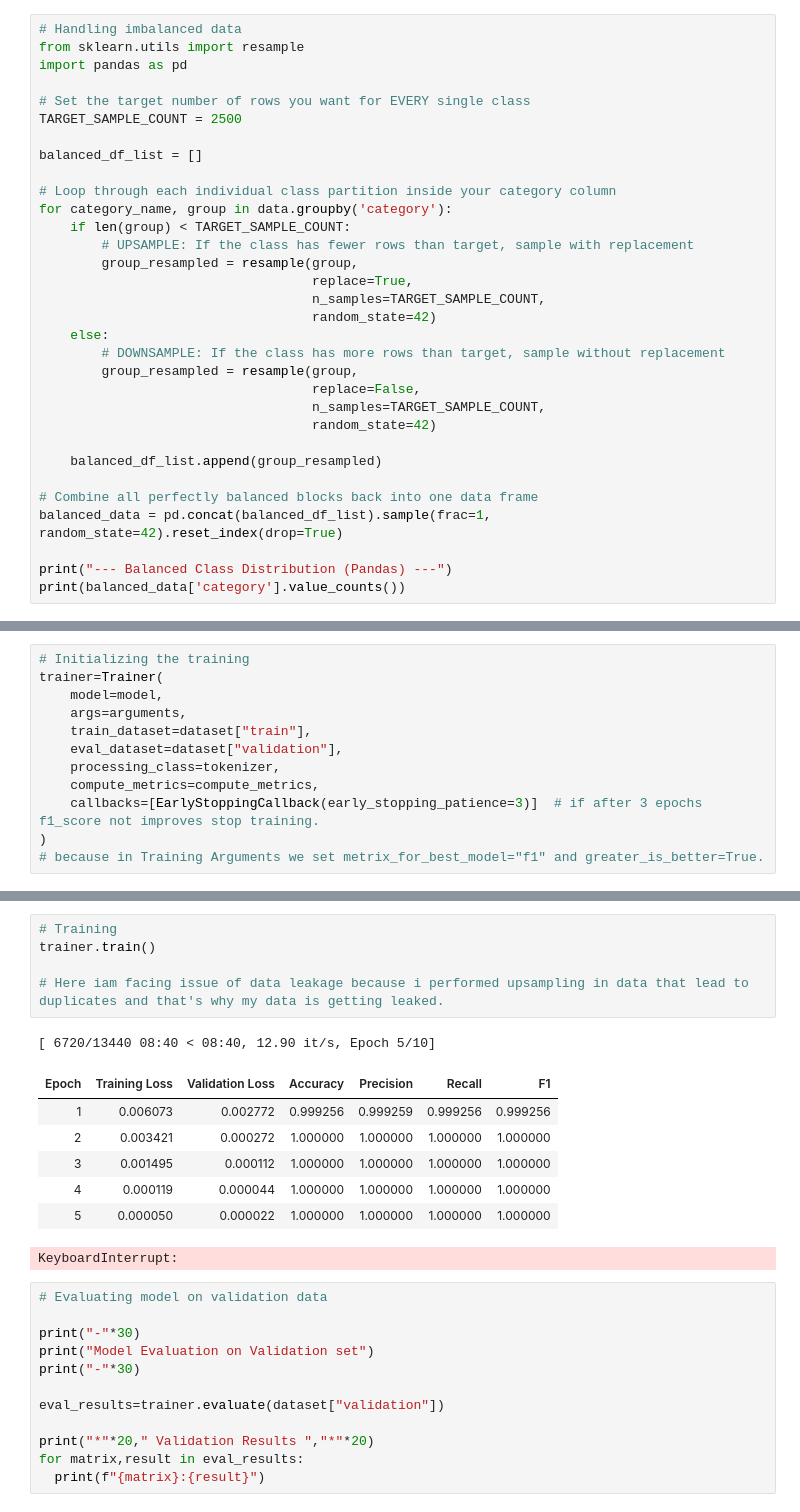
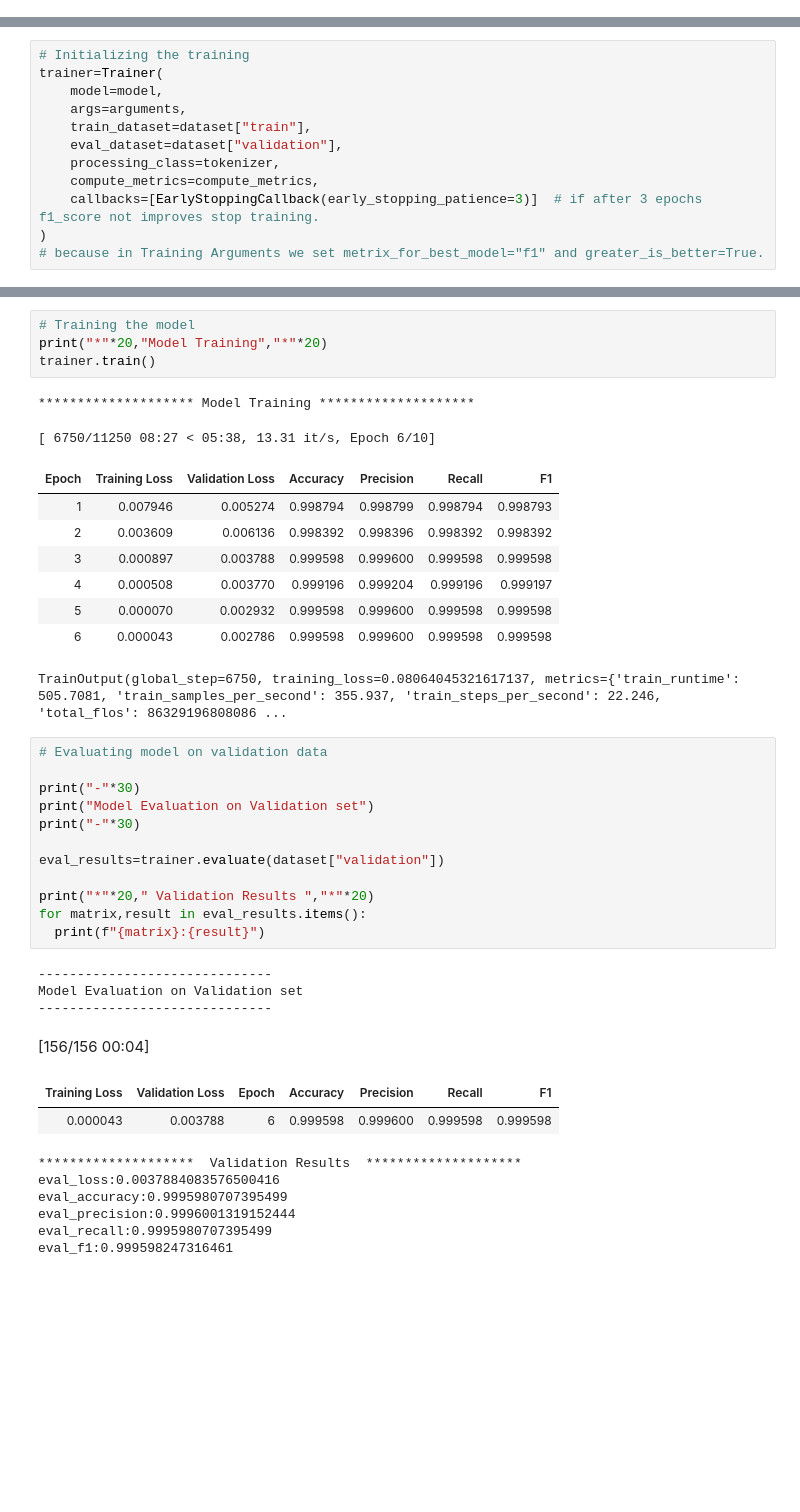
Before and after one commit to Najaf-Ali12/Complete-NLP-Projects, a Jupyter notebook: Customer_Query_Categorizer.ipynb, the cells around one changed output, grey strips where cells are left out. Cells and saved outputs as stored; diff of their text form; blank space fills up the shorter version.

```diff
--- a/Customer_Query_Categorizer.ipynb
+++ b/Customer_Query_Categorizer.ipynb
@@ -70,35 +66,3 @@ data['category'].value_counts()
 | SUBSCRIPTION | 999 |
 | CANCEL | 950 |
 dtype: int64
-# %%
-# Handling imbalanced data
-from sklearn.utils import resample
-import pandas as pd
-
-# Set the target number of rows you want for EVERY single class
-TARGET_SAMPLE_COUNT = 2500
-
-balanced_df_list = []
-
-# Loop through each individual class partition inside your category column
-for category_name, group in data.groupby('category'):
-    if len(group) < TARGET_SAMPLE_COUNT:
-        # UPSAMPLE: If the class has fewer rows than target, sample with replacement
-        group_resampled = resample(group,
-                                   replace=True,
-                                   n_samples=TARGET_SAMPLE_COUNT,
-                                   random_state=42)
-    else:
-        # DOWNSAMPLE: If the class has more rows than target, sample without replacement
-        group_resampled = resample(group,
-                                   replace=False,
-                                   n_samples=TARGET_SAMPLE_COUNT,
-                                   random_state=42)
-
-    balanced_df_list.append(group_resampled)
-
-# Combine all perfectly balanced blocks back into one data frame
-balanced_data = pd.concat(balanced_df_list).sample(frac=1, random_state=42).reset_index(drop=True)
-
-print("--- Balanced Class Distribution (Pandas) ---")
-print(balanced_data['category'].value_counts())
@@ -324,26 +617,40 @@ View run at https://wandb.ai/contact-najafalialkhani-quaid-e-awam-university-of-
-# %%
-# Training
-trainer.train()
-
-# Here iam facing issue of data leakage because i performed upsampling in data that lead to duplicates and that's why my data is getting leaked.
-# %% [output]
-[ 6720/13440 08:40 < 08:40, 12.90 it/s, Epoch 5/10]
-| Epoch | Training Loss | Validation Loss | Accuracy | Precision | Recall | F1 |
-| 1 | 0.006073 | 0.002772 | 0.999256 | 0.999259 | 0.999256 | 0.999256 |
-| 2 | 0.003421 | 0.000272 | 1.000000 | 1.000000 | 1.000000 | 1.000000 |
-| 3 | 0.001495 | 0.000112 | 1.000000 | 1.000000 | 1.000000 | 1.000000 |
-| 4 | 0.000119 | 0.000044 | 1.000000 | 1.000000 | 1.000000 | 1.000000 |
-| 5 | 0.000050 | 0.000022 | 1.000000 | 1.000000 | 1.000000 | 1.000000 |
-KeyboardInterrupt:
+# %%
+# Training the model
+print("*"*20,"Model Training","*"*20)
+trainer.train()
+# %% [output]
+******************** Model Training ********************
+[ 6750/11250 08:27 < 05:38, 13.31 it/s, Epoch 6/10]
+| Epoch | Training Loss | Validation Loss | Accuracy | Precision | Recall | F1 |
+| 1 | 0.007946 | 0.005274 | 0.998794 | 0.998799 | 0.998794 | 0.998793 |
+| 2 | 0.003609 | 0.006136 | 0.998392 | 0.998396 | 0.998392 | 0.998392 |
+| 3 | 0.000897 | 0.003788 | 0.999598 | 0.999600 | 0.999598 | 0.999598 |
+| 4 | 0.000508 | 0.003770 | 0.999196 | 0.999204 | 0.999196 | 0.999197 |
+| 5 | 0.000070 | 0.002932 | 0.999598 | 0.999600 | 0.999598 | 0.999598 |
+| 6 | 0.000043 | 0.002786 | 0.999598 | 0.999600 | 0.999598 | 0.999598 |
+TrainOutput(global_step=6750, training_loss=0.08064045321617137, metrics={'train_runtime': 505.7081, 'train_samples_per_second': 355.937, 'train_steps_per_second': 22.246, 'total_flos': 86329196808086 ...
 # %%
 # Evaluating model on validation data
 
 print("-"*30)
 print("Model Evaluation on Validation set")
 print("-"*30)
 
 eval_results=trainer.evaluate(dataset["validation"])
 
 print("*"*20," Validation Results ","*"*20)
-for matrix,result in eval_results:
+for matrix,result in eval_results.items():
   print(f"{matrix}:{result}")
+# %% [output]
+------------------------------
+Model Evaluation on Validation set
+------------------------------
+[156/156 00:04]
+| Training Loss | Validation Loss | Epoch | Accuracy | Precision | Recall | F1 |
+| 0.000043 | 0.003788 | 6 | 0.999598 | 0.999600 | 0.999598 | 0.999598 |
+********************  Validation Results  ********************
+eval_loss:0.0037884083576500416
+eval_accuracy:0.9995980707395499
+eval_precision:0.9996001319152444
+eval_recall:0.9995980707395499
+eval_f1:0.999598247316461
```
Also changed, not shown: parts of 12 cells of this notebook.
